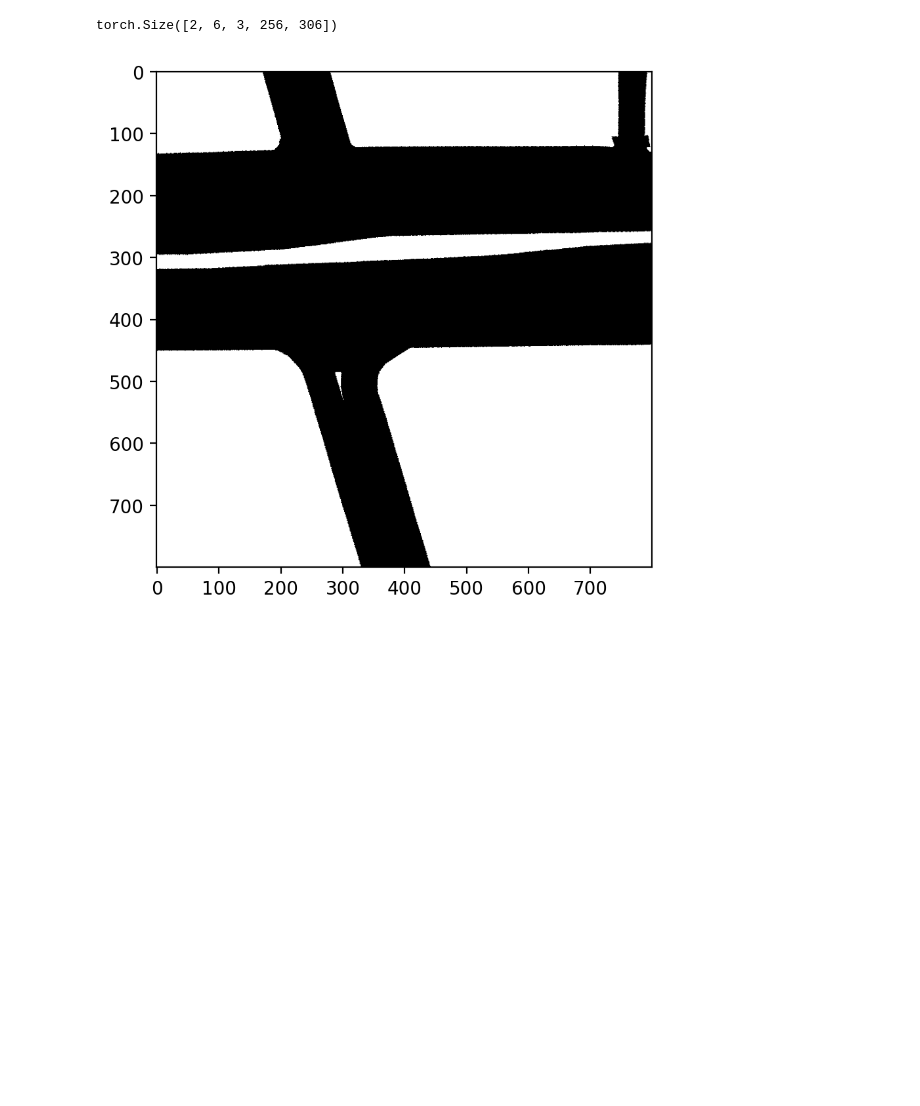
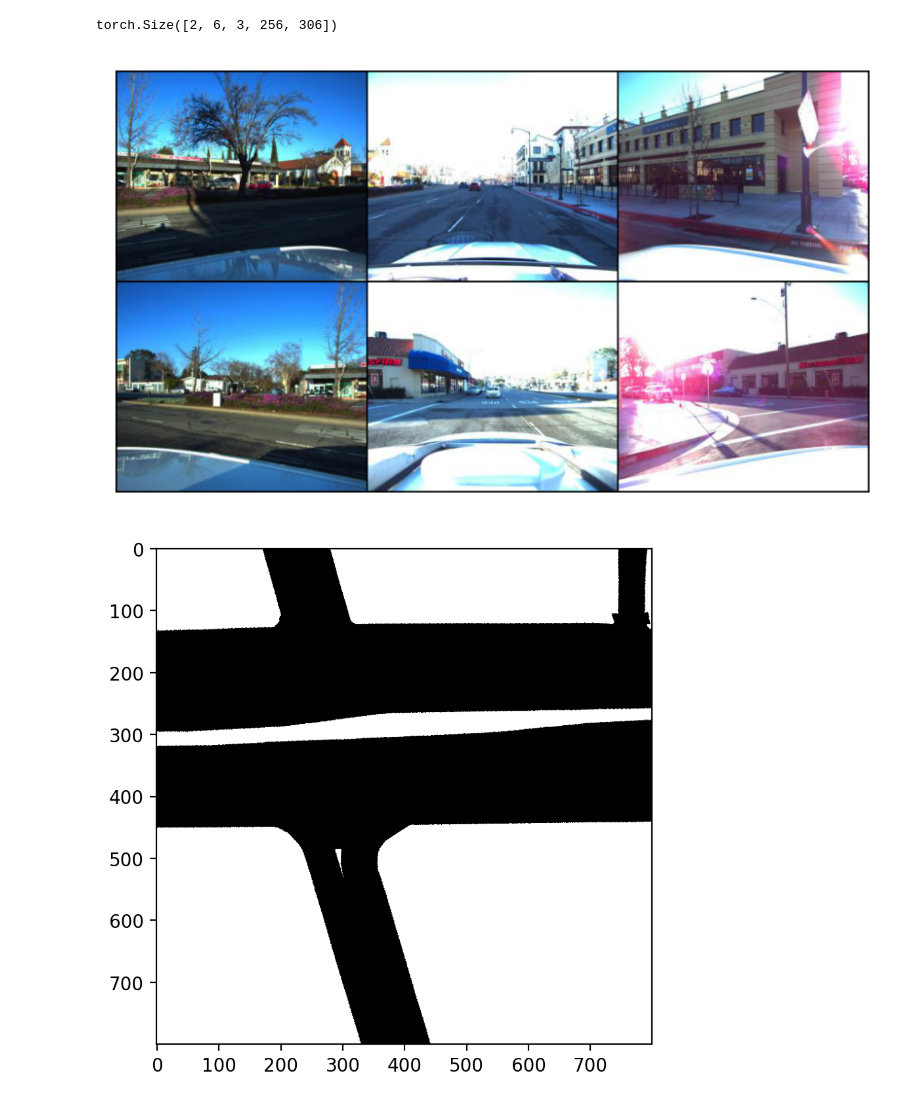
Before and after one commit to wqu1995/DL_Project, a Jupyter notebook: boxes/bounding_boxes.ipynb, the cells around one changed output. Saved outputs shown, nothing was run; the diff lists cells and outputs as text; code cells hidden in the pictures; blank space fills up the shorter version.

```diff
--- a/boxes/bounding_boxes.ipynb
+++ b/boxes/bounding_boxes.ipynb
@@ -59,6 +60,13 @@ sample, target, road_image, boxes = iter(trainloader).next()
 print(torch.stack(sample).shape)
 # %% [output]
 torch.Size([2, 6, 3, 256, 306])
+# %%
+# The 6 images orgenized in the following order:
+# CAM_FRONT_LEFT, CAM_FRONT, CAM_FRONT_RIGHT, CAM_BACK_LEFT, CAM_BACK, CAM_BACK_RIGHT
+plt.imshow(torchvision.utils.make_grid(sample[0], nrow=3).numpy().transpose(1, 2, 0))
+plt.axis('off');
+# %% [output]
+[figure, added]
 # %%
 # The road map layout is encoded into a binary array of size [800, 800] per sample
 # Each pixel is 0.1 meter in physiscal space, so 800 * 800 is 80m * 80m centered at the ego car
```
Also changed, not shown: parts of 14 cells of this notebook, 1 other file.
